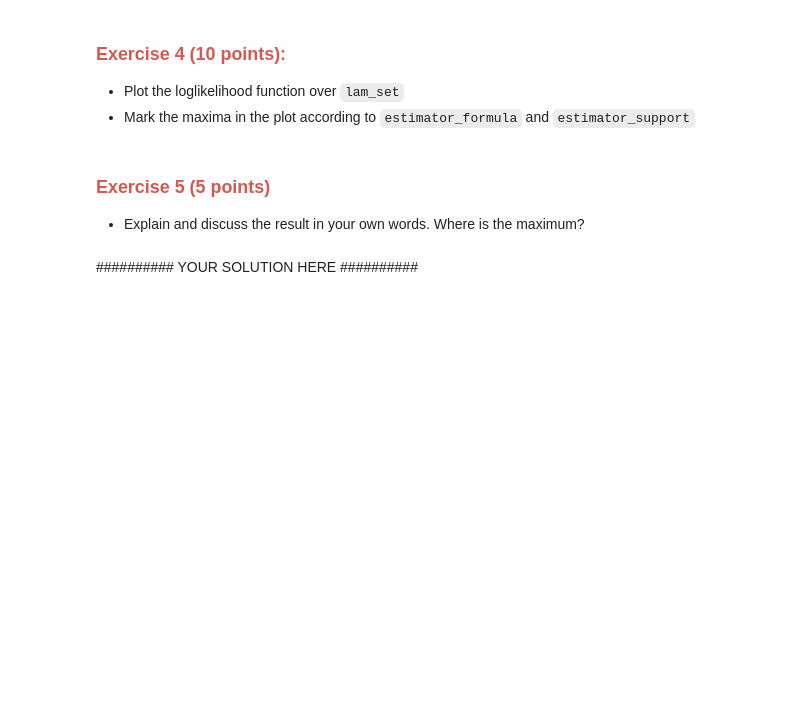
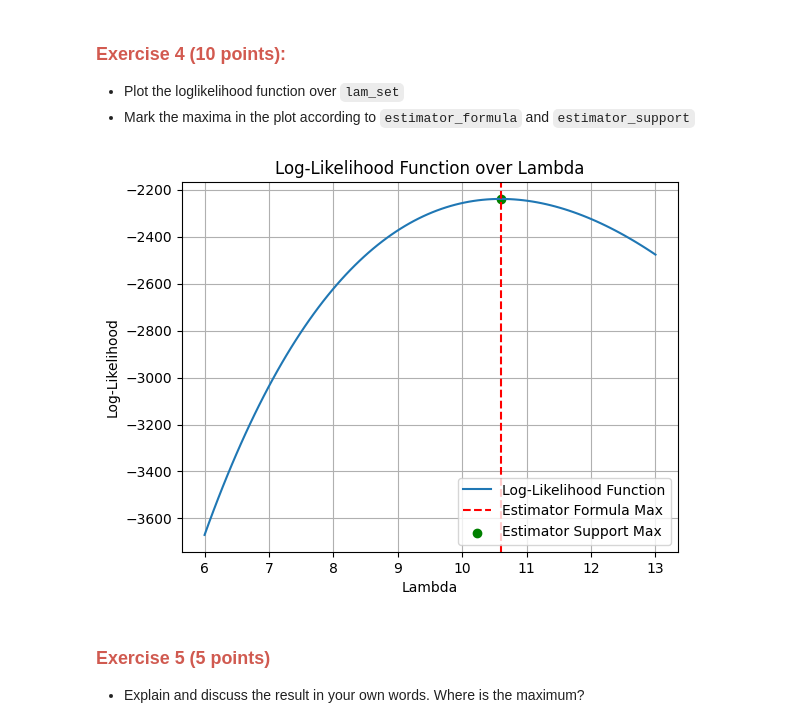
Before and after one commit to wolfram-laube/mlut-assignment-2, a Jupyter notebook: A2_Notebook_WolframLaube_08900915.ipynb, the cells around one changed output. Saved outputs shown, nothing was run; the diff lists cells and outputs as text; code cells hidden in the pictures; blank space fills up the shorter version.

```diff
--- a/A2_Notebook_WolframLaube_08900915.ipynb
+++ b/A2_Notebook_WolframLaube_08900915.ipynb
@@ -272,6 +270,27 @@ Log-Likelihood at this lambda-hat = -2239.852
+# %%
+########## YOUR SOLUTION HERE ##########
+import numpy as np
+import matplotlib.pyplot as plt
+
+lam_set = np.linspace(6, 13, 100)
+
+# Calculate log-likelihood values
+loglikelih, ln_min, ln_max, lam_max = estimator_support(X, lam_set)
+
+# Plot the log-likelihood function over lam_set
+plt.plot(lam_set, loglikelih, label='Log-Likelihood Function')
+plt.axvline(x=estimator_formula(X), color='r', linestyle='--', label='Estimator Formula Max')
+plt.scatter(lam_max, ln_max, color='g', marker='o', label='Estimator Support Max')
+
+plt.xlabel('Lambda')
+plt.ylabel('Log-Likelihood')
+plt.title('Log-Likelihood Function over Lambda')
+plt.legend()
+plt.grid(True)
+plt.show()
+# %% [output]
+[figure, added]
 # %% [markdown]
 <h3 style="color:rgb(208,90,80)">Exercise 5 (5 points)</h3>
 
 * Explain and discuss the result in your own words. Where is the maximum?
-# %% [markdown]
-########## YOUR SOLUTION HERE ##########
```
Also changed, not shown: parts of 3 cells of this notebook.
